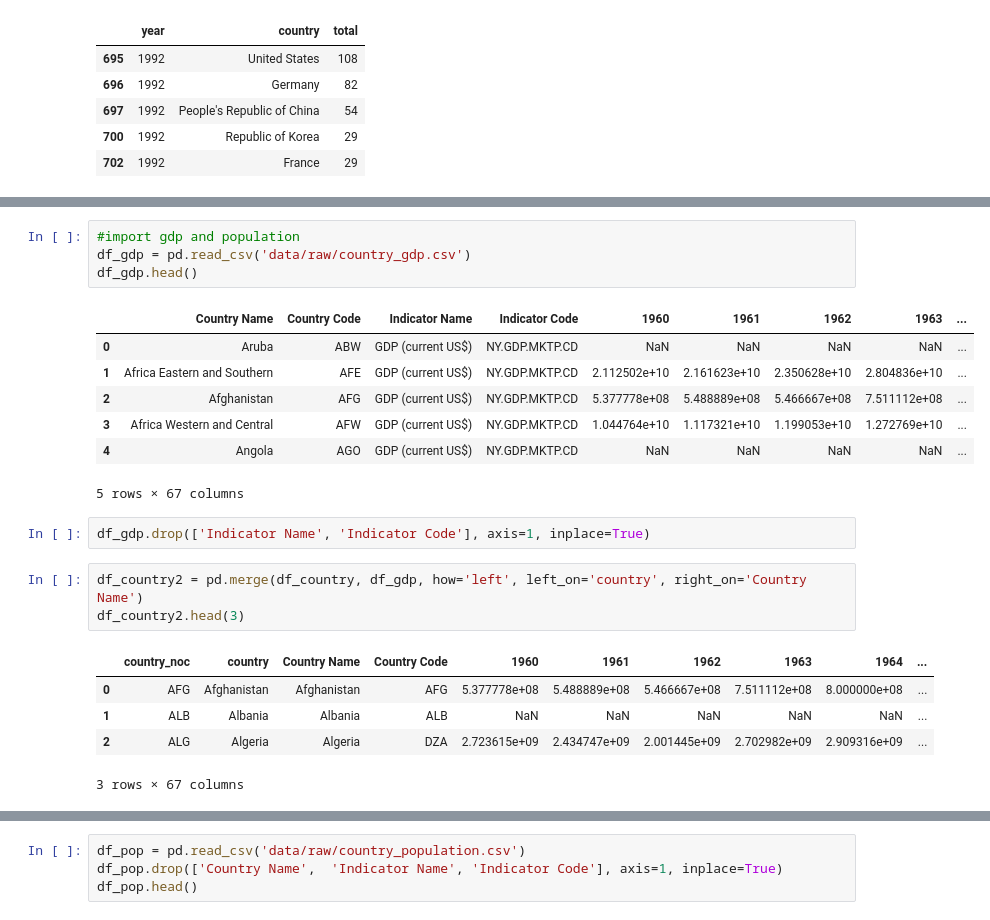
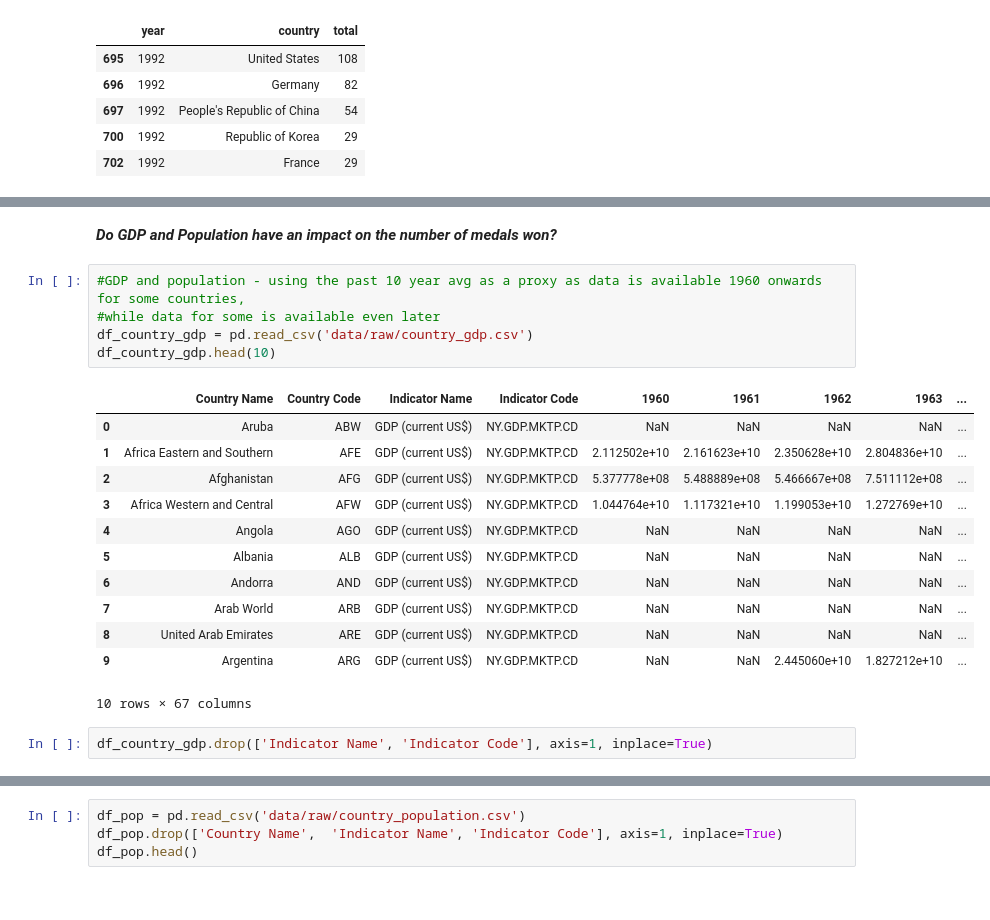
Before and after one commit to ana-047/Olymploration, a Jupyter notebook: Olymploration.ipynb, the cells around one changed output, grey strips where cells are left out. Drawn from its saved outputs; the diff is of its cells as text.

```diff
--- a/Olymploration.ipynb
+++ b/Olymploration.ipynb
@@ -225,23 +262,22 @@ use_inf_as_na option is deprecated and will be removed in a future version. Conv
+# %% [markdown]
+<strong> <i>Do GDP and Population have an impact on the number of medals won?<i><strong>
 # %%
-#import gdp and population
-df_gdp = pd.read_csv('data/raw/country_gdp.csv')
-df_gdp.head()
+#GDP and population - using the past 10 year avg as a proxy as data is available 1960 onwards for some countries,
+#while data for some is available even later
+df_country_gdp = pd.read_csv('data/raw/country_gdp.csv')
+df_country_gdp.head(10)
 # %% [output]
 |  | Country Name | Country Code | Indicator Name | Indicator Code | 1960 | 1961 | 1962 | 1963 | ... |
 | 0 | Aruba | ABW | GDP (current US$) | NY.GDP.MKTP.CD | NaN | NaN | NaN | NaN | ... |
 | 1 | Africa Eastern and Southern | AFE | GDP (current US$) | NY.GDP.MKTP.CD | 2.112502e+10 | 2.161623e+10 | 2.350628e+10 | 2.804836e+10 | ... |
 | 2 | Afghanistan | AFG | GDP (current US$) | NY.GDP.MKTP.CD | 5.377778e+08 | 5.488889e+08 | 5.466667e+08 | 7.511112e+08 | ... |
 | 3 | Africa Western and Central | AFW | GDP (current US$) | NY.GDP.MKTP.CD | 1.044764e+10 | 1.117321e+10 | 1.199053e+10 | 1.272769e+10 | ... |
 | 4 | Angola | AGO | GDP (current US$) | NY.GDP.MKTP.CD | NaN | NaN | NaN | NaN | ... |
+| 5 | Albania | ALB | GDP (current US$) | NY.GDP.MKTP.CD | NaN | NaN | NaN | NaN | ... |
+| 6 | Andorra | AND | GDP (current US$) | NY.GDP.MKTP.CD | NaN | NaN | NaN | NaN | ... |
+| 7 | Arab World | ARB | GDP (current US$) | NY.GDP.MKTP.CD | NaN | NaN | NaN | NaN | ... |
+| 8 | United Arab Emirates | ARE | GDP (current US$) | NY.GDP.MKTP.CD | NaN | NaN | NaN | NaN | ... |
+| 9 | Argentina | ARG | GDP (current US$) | NY.GDP.MKTP.CD | NaN | NaN | 2.445060e+10 | 1.827212e+10 | ... |
-5 rows × 67 columns
+10 rows × 67 columns
 # %%
-df_gdp.drop(['Indicator Name', 'Indicator Code'], axis=1, inplace=True)
+df_country_gdp.drop(['Indicator Name', 'Indicator Code'], axis=1, inplace=True)
-# %%
-df_country2 = pd.merge(df_country, df_gdp, how='left', left_on='country', right_on='Country Name')
-df_country2.head(3)
-# %% [output]
-|  | country_noc | country | Country Name | Country Code | 1960 | 1961 | 1962 | 1963 | 1964 | ... |
-| 0 | AFG | Afghanistan | Afghanistan | AFG | 5.377778e+08 | 5.488889e+08 | 5.466667e+08 | 7.511112e+08 | 8.000000e+08 | ... |
-| 1 | ALB | Albania | Albania | ALB | NaN | NaN | NaN | NaN | NaN | ... |
-| 2 | ALG | Algeria | Algeria | DZA | 2.723615e+09 | 2.434747e+09 | 2.001445e+09 | 2.702982e+09 | 2.909316e+09 | ... |
-3 rows × 67 columns
```
Also changed, not shown: parts of 117 cells of this notebook, 6 other files.
